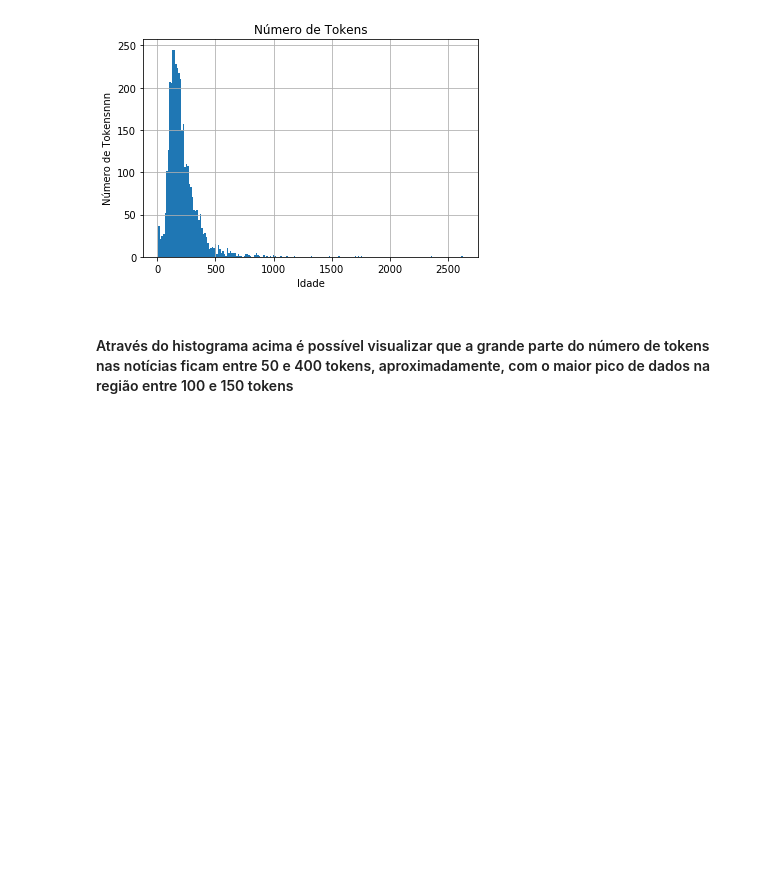
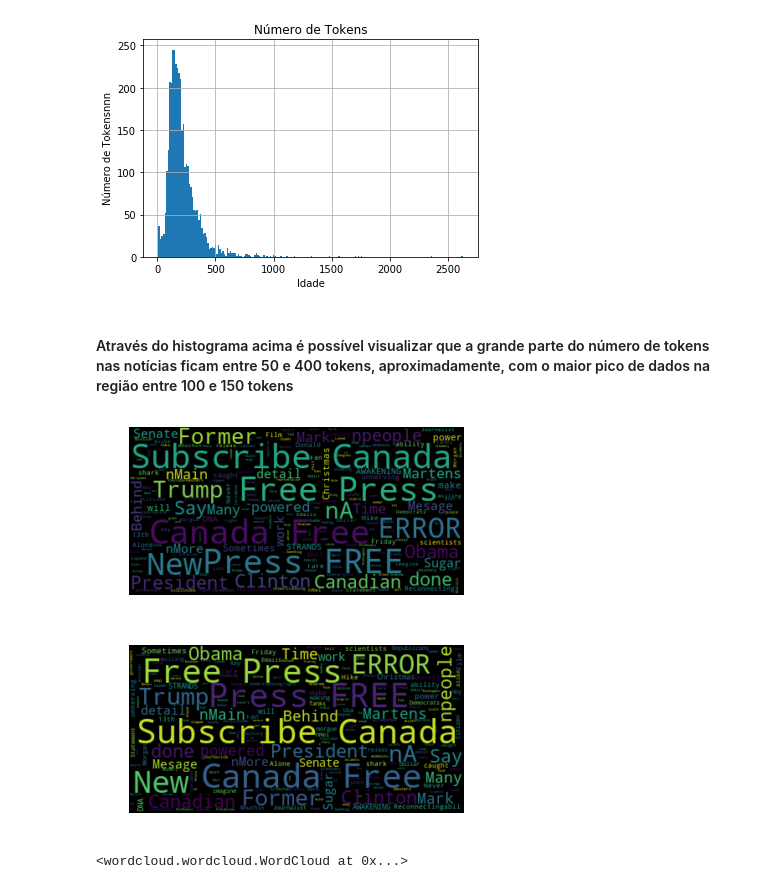
Before and after one commit to gleonato/fakenews, a Jupyter notebook: FakeNewsCorpus-master/analise-exploratoriaUS-NewsSample.ipynb, the cells around one changed output. Saved outputs shown, nothing was run; the diff lists cells and outputs as text; code cells hidden in the pictures; blank space fills up the shorter version.

Commit message:
wordcloud added

```diff
--- a/FakeNewsCorpus-master/analise-exploratoriaUS-NewsSample.ipynb
+++ b/FakeNewsCorpus-master/analise-exploratoriaUS-NewsSample.ipynb
@@ -14 +12,10 @@ KeyboardInterrupt:
+# %%
+# df = pd.read_csv('/Users/gustavoleonato/ExternalHD/ds2/news_cleaned_2018_02_13.csv')
+import random
+
+filename = '/Users/gustavoleonato/ExternalHD/ds2/news_cleaned_2018_02_13.csv'
+n = sum(1 for line in open(filename)) - 1 #number of records in file (excludes header)
+s = 100000 #desired sample size
+skip = sorted(random.sample(range(1,n+1),n-s)) #the 0-indexed header will not be included in the skip list
+df = pd.read_csv(filename, skiprows=skip)
 # %%
@@ -148,3 +185,39 @@ plt.show()
 [figure]
 # %% [markdown]
 #### Através do histograma acima é possível visualizar que a grande parte do número de tokens nas notícias ficam entre 50 e 400 tokens, aproximadamente, com o maior pico de dados na região entre 100 e 150 tokens
+# %%
+import os
+from os import path
+from wordcloud import WordCloud
+
+# get data directory (using getcwd() is needed to support running example in generated IPython notebook)
+# d = path.dirname(__file__) if "__file__" in locals() else os.getcwd()
+
+# Read the whole text.
+# text = open(path.join(d, 'constitution.txt')).read()
+text = str(df['content'])
+
+# Generate a word cloud image
+wordcloud = WordCloud().generate(text)
+
+# Display the generated image:
+# the matplotlib way:
+# import matplotlib.pyplot as plt
+plt.imshow(wordcloud, interpolation='bilinear')
+plt.axis("off")
+
+# lower max_font_size
+wordcloud = WordCloud(max_font_size=40,width=400, height=200).generate(text)
+plt.figure()
+plt.imshow(wordcloud, interpolation="bilinear")
+plt.axis("off")
+plt.show()
+wordcloud.to_file('wordcloud.jpg')
+
+# The pil way (if you don't have matplotlib)
+# image = wordcloud.to_image()
+# image.show()
+# %% [output]
+[figure, added]
+[figure, added]
+<wordcloud.wordcloud.WordCloud at 0x...>
```
Also changed, not shown: parts of 4 cells of this notebook, 1 other file.
